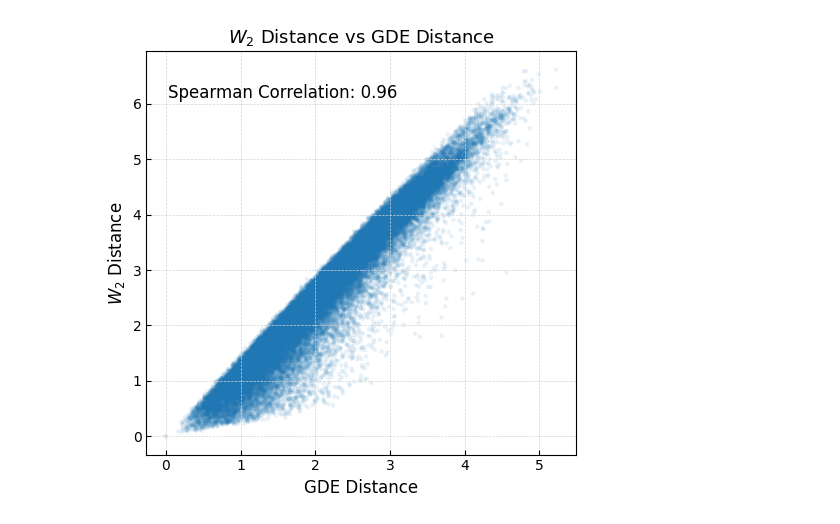
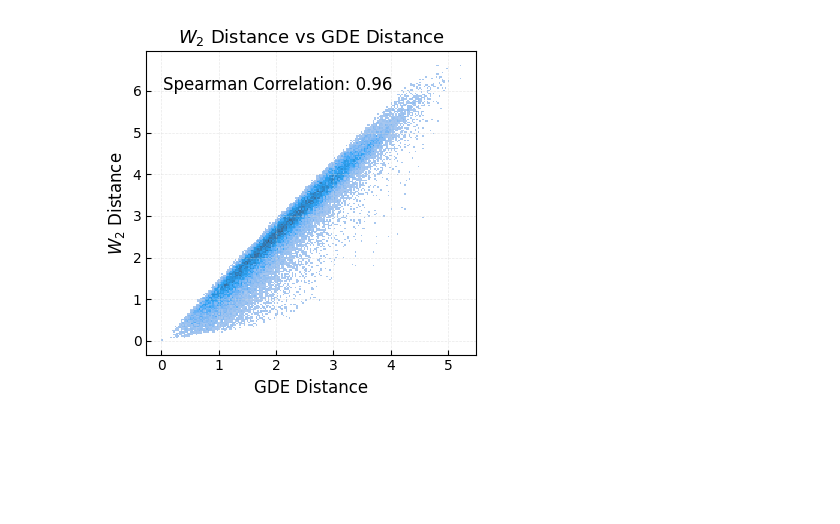
Before and after one commit to njwfish/DistributionEmbeddings, a Jupyter notebook: notebooks/mvn_dists.ipynb, the cells around one changed output. Drawn from its saved outputs; the diff is of its cells as text; code cells hidden in the pictures; blank space fills up the shorter version.

```diff
--- a/notebooks/mvn_dists.ipynb
+++ b/notebooks/mvn_dists.ipynb
@@ -127,47 +127,50 @@ ot_dists = np.sqrt(np.array(ot_dists).flatten())
 import numpy as np
 
 # load from numerical results
-data = np.load('../numerical_results/mvn_dists.npz')
+data = np.load('numerical_results/mvn_dists.npz')
 latent_dists = data['gde_dists']
 ot_dists = data['ot_dists']
 # %%
 import matplotlib.pyplot as plt
+import seaborn as sns
 from scipy.stats import spearmanr
 
 # Set up figure and axis
-fig, ax = plt.subplots(figsize=(5, 5))
+fig, ax = plt.subplots(figsize=(4, 4))
 
 # Plot scatter
-ax.scatter(latent_dists, ot_dists.flatten(), alpha=0.1, s=10, edgecolor='none')
+
+# ax.scatter(latent_dists, ot_dists.flatten(), alpha=0.1, s=10, edgecolor='none')
+sns.histplot(x=latent_dists, y=ot_dists.flatten(), bins=200, ax=ax)
 
 # Labels and title
 ax.set_xlabel('GDE Distance', fontsize=12)
 ax.set_ylabel('$W_2$ Distance', fontsize=12)
 ax.set_title('$W_2$ Distance vs GDE Distance', fontsize=13)
 
 # Grid: light gray, dashed, thin — to match other plots
-ax.grid(True, color='lightgray', linestyle='--', linewidth=0.5)
+ax.grid(True, color='lightgray', linestyle='--', linewidth=0.5, alpha=0.5)
 
 # Ticks inside, no top/right ticks
 ax.tick_params(direction='in', top=False, right=False)
 
 # Tighten layout
 plt.tight_layout()
 
 # Annotate correlation
 rho, _ = spearmanr(latent_dists, ot_dists.flatten())
 ax.text(0.05, 0.92, f'Spearman Correlation: {rho:.2f}',
         transform=ax.transAxes, fontsize=12, verticalalignment='top')
 
 # Save
-plt.savefig('../figs/mvn_dists.png', dpi=300)
+# plt.savefig('../figs/mvn_dists.png', dpi=300)
 plt.show()
 
 # save actual data to numerical results
-np.savez(
-    '../numerical_results/mvn_dists.npz',
-    gde_dists=latent_dists,
-    ot_dists=ot_dists
-)
+# np.savez(
+#     '../numerical_results/mvn_dists.npz',
+#     gde_dists=latent_dists,
+#     ot_dists=ot_dists
+# )
 # %% [output]
-[figure, old version]
+[figure, new version]
```
Also changed, not shown: 1 other file.
